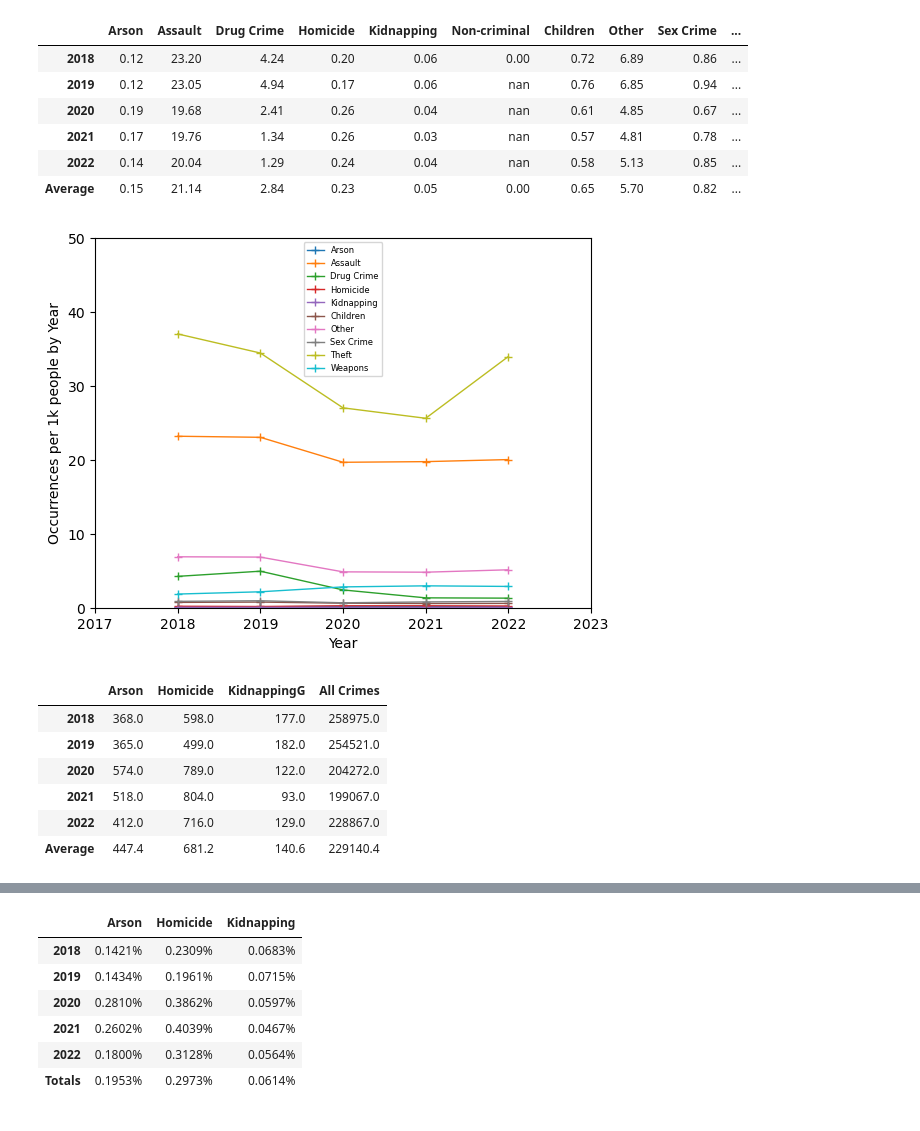
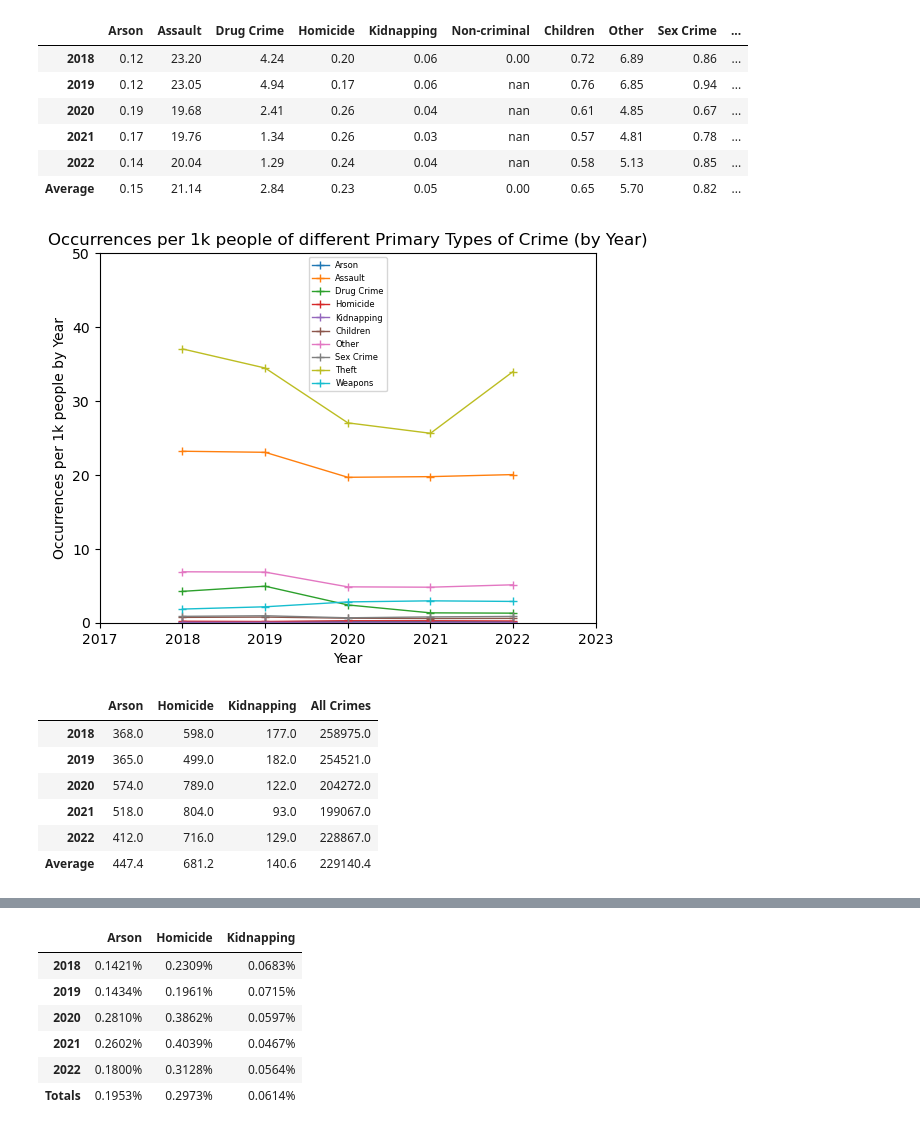
Before and after one commit to jmpealy/project1, a Jupyter notebook: heinous_crimes.ipynb, the cells around one changed output, grey strips where cells are left out. Drawn from its saved outputs; the diff is of its cells as text; code cells hidden in the pictures.

```diff
--- a/heinous_crimes.ipynb
+++ b/heinous_crimes.ipynb
@@ -579,30 +583,31 @@ weapon_per_1k_years = years_types_df["Weapons"]/(population/1000)
 # %%
 #add time series with the figures per 1k people by year (excluding the average)
 years = crime_cleaned_df["Year"].unique()
 plt.plot(years,arson_per_1k_years,marker="+",linewidth=1,label="Arson")
 plt.plot(years,assault_per_1k_years,marker="+",linewidth=1,label="Assault")
 plt.plot(years,drug_per_1k_years,marker="+",linewidth=1,label="Drug Crime")
 plt.plot(years,homicide_per_1k_years,marker="+",linewidth=1,label="Homicide")
 plt.plot(years,kidnap_per_1k_years,marker="+",linewidth=1,label="Kidnapping")
 plt.plot(years,children_per_1k_years,marker="+",linewidth=1,label="Children")
 plt.plot(years,other_minor_per_1k_years,marker="+",linewidth=1,label="Other")
 plt.plot(years,sex_crime_per_1k_years,marker="+",linewidth=1,label="Sex Crime")
 plt.plot(years,theft_per_1k_years,marker="+",linewidth=1,label="Theft")
 plt.plot(years,weapon_per_1k_years,marker="+",linewidth=1,label="Weapons")
 plt.xlim(2017,2023)
 plt.ylim(0,50)
+plt.title("Occurrences per 1k people of different Primary Types of Crime (by Year)")
 plt.xlabel("Year")
 plt.ylabel("Occurrences per 1k people by Year")
 plt.legend(fontsize = 6,loc='upper center')
 plt.savefig("Images/per_1k_all_types.png")
 plt.show()
 # %% [output]
-[figure, old version]
+[figure, new version]
 # %%
 #add tables for heinous crimes
 #total counts table
 heinous_counts = {"Arson":arson,"Homicide":homicide,
-                  "KidnappingG":kidnap,
+                  "Kidnapping":kidnap,
                   "All Crimes":crime_counts}
 heinous_table = pd.DataFrame(heinous_counts)
 
@@ -611,7 +616,7 @@ dfi.export(clean_types_df,'Images/type_count_df_heinous.png',table_conversion='m
 
 heinous_table
 # %% [output]
-|  | Arson | Homicide | KidnappingG | All Crimes |
+|  | Arson | Homicide | Kidnapping | All Crimes |
 | 2018 | 368.0 | 598.0 | 177.0 | 258975.0 |
 | 2019 | 365.0 | 499.0 | 182.0 | 254521.0 |
 | 2020 | 574.0 | 789.0 | 122.0 | 204272.0 |
```
Also changed, not shown: parts of 9 cells of this notebook, 8 other files.
